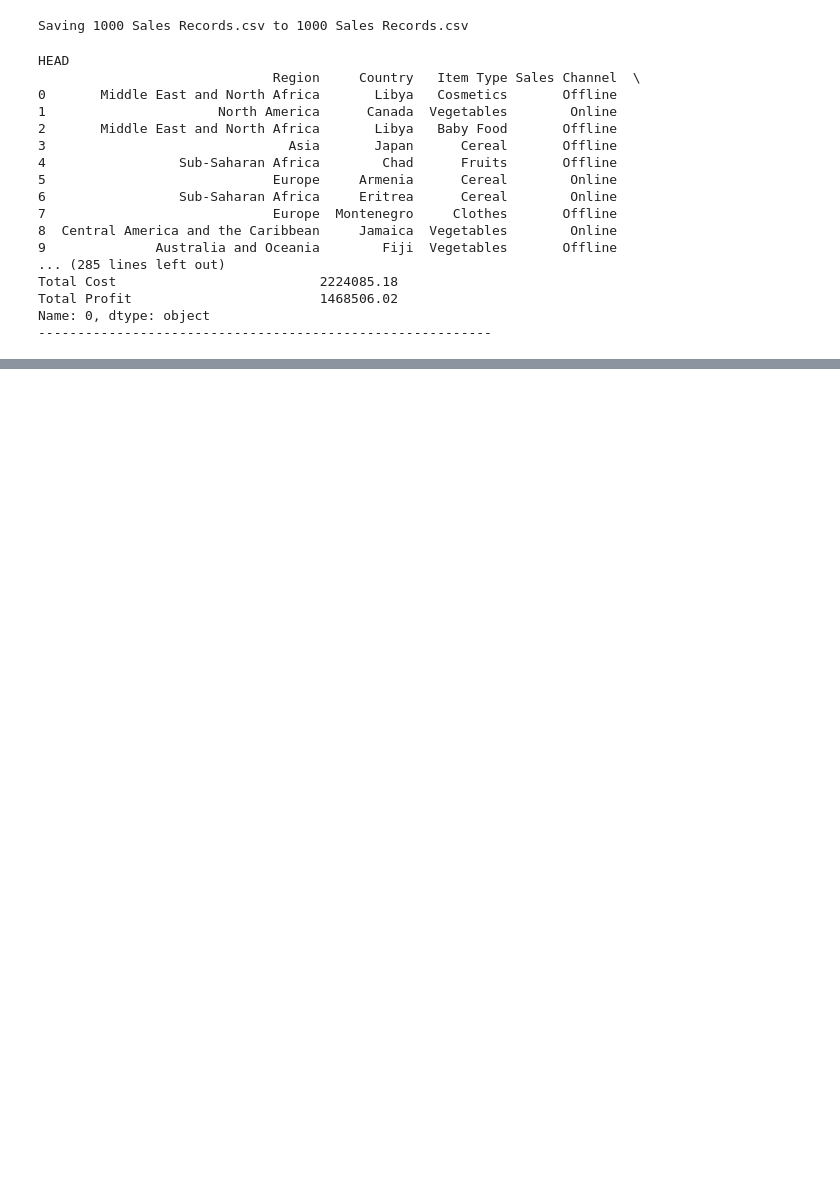
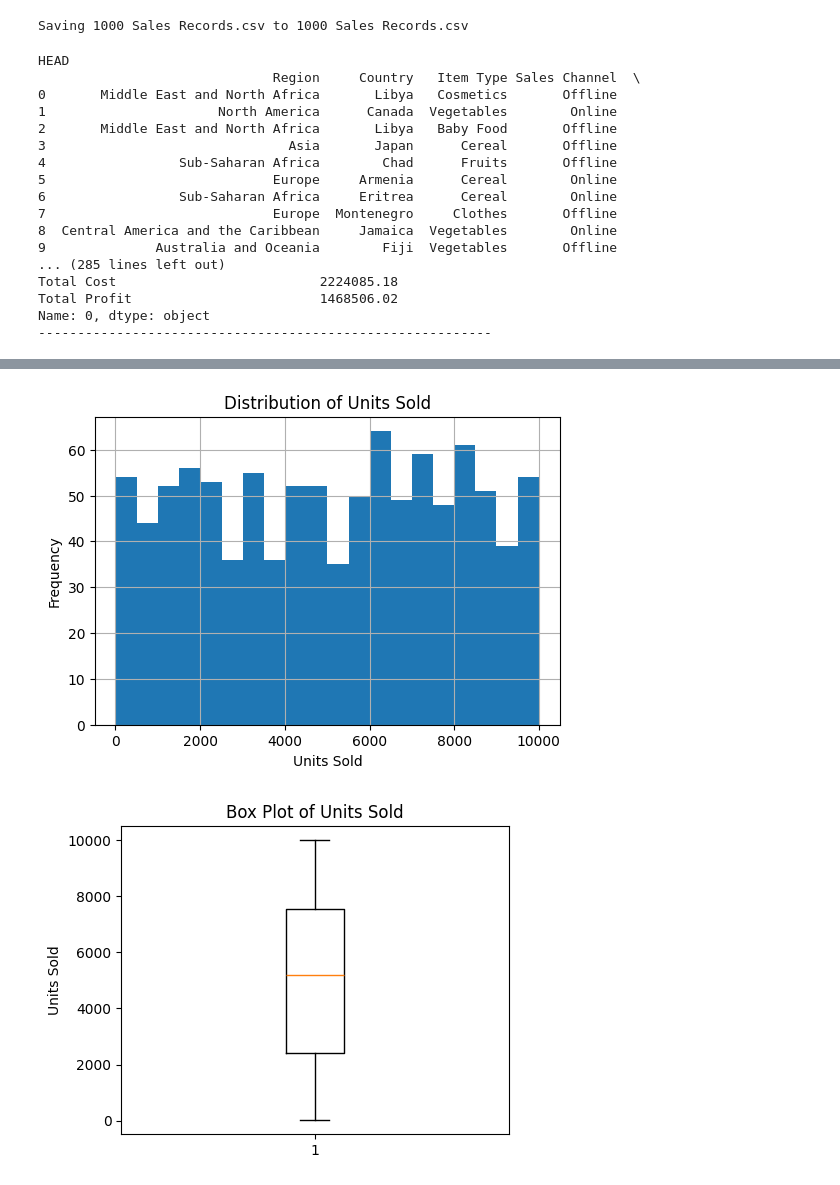
Before and after one commit to Harjot-Kaur25/EDA-, a Jupyter notebook: 25BAI0096_ASS1.ipynb, the cells around one changed output, grey strips where cells are left out. Cells and saved outputs as stored; diff of their text form; code cells hidden in the pictures; blank space fills up the shorter version.

```diff
--- a/25BAI0096_ASS1.ipynb
+++ b/25BAI0096_ASS1.ipynb
@@ -84,6 +84,82 @@ plt.scatter(df["Units Sold"], df["Total Profit"])
 plt.xlabel("Units Sold")
 plt.ylabel("Total Profit")
 plt.show()
+
+import matplotlib.pyplot as plt
+
+# ---------- NUMERIC COLUMN : Units Sold ----------
+
+print("SUMMARY OF UNITS SOLD")
+print(df["Units Sold"].describe())
+print("--------------------------------------------------")
+
+print("MEAN")
+print(df["Units Sold"].mean())
+print("--------------------------------------------------")
+
+print("MEDIAN")
+print(df["Units Sold"].median())
+print("--------------------------------------------------")
+
+print("MODE")
+print(df["Units Sold"].mode())
+print("--------------------------------------------------")
+
+print("STANDARD DEVIATION")
+print(df["Units Sold"].std())
+print("--------------------------------------------------")
+
+print("MINIMUM VALUE")
+print(df["Units Sold"].min())
+print("--------------------------------------------------")
+
+print("MAXIMUM VALUE")
+print(df["Units Sold"].max())
+print("--------------------------------------------------")
+
+# Histogram
+plt.figure(figsize=(6,4))
+df["Units Sold"].hist(bins=20)
+plt.title("Distribution of Units Sold")
+plt.xlabel("Units Sold")
+plt.ylabel("Frequency")
+plt.show()
+
+# Box Plot
+plt.figure(figsize=(5,4))
+plt.boxplot(df["Units Sold"])
+plt.title("Box Plot of Units Sold")
+plt.ylabel("Units Sold")
+plt.show()
+
+
+# ---------- CATEGORICAL COLUMN : Region ----------
+
+print("REGION FREQUENCY")
+print(df["Region"].value_counts())
+print("--------------------------------------------------")
+
+plt.figure(figsize=(8,5))
+df["Region"].value_counts().plot(kind="bar")
+plt.title("Sales Records by Region")
+plt.xlabel("Region")
+plt.ylabel("Count")
+plt.xticks(rotation=45)
+plt.show()
+
+
+
+print("ITEM TYPE FREQUENCY")
+print(df["Item Type"].value_counts())
+print("--------------------------------------------------")
+
+plt.figure(figsize=(8,5))
+df["Item Type"].value_counts().plot(kind="bar")
+plt.title("Sales Records by Item Type")
+plt.xlabel("Item Type")
+plt.ylabel("Count")
+plt.xticks(rotation=45)
+plt.show()
 # %% [output]
 HEAD
                               Region     Country   Item Type Sales Channel  \
@@ -106,0 +200,2 @@ Name: 0, dtype: object
+[figure, added]
+[figure, added]
```
Also changed, not shown: parts of 1 cell of this notebook.
